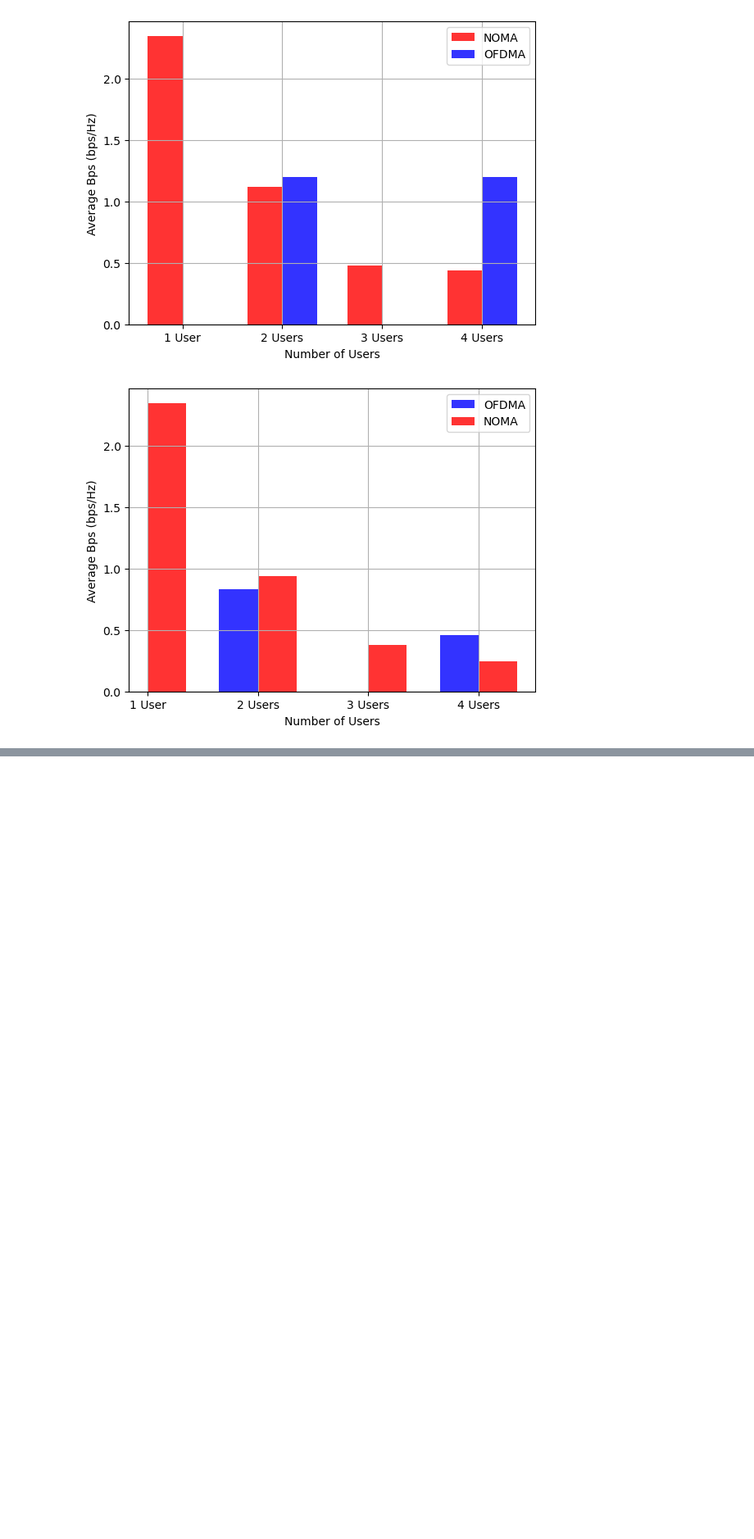
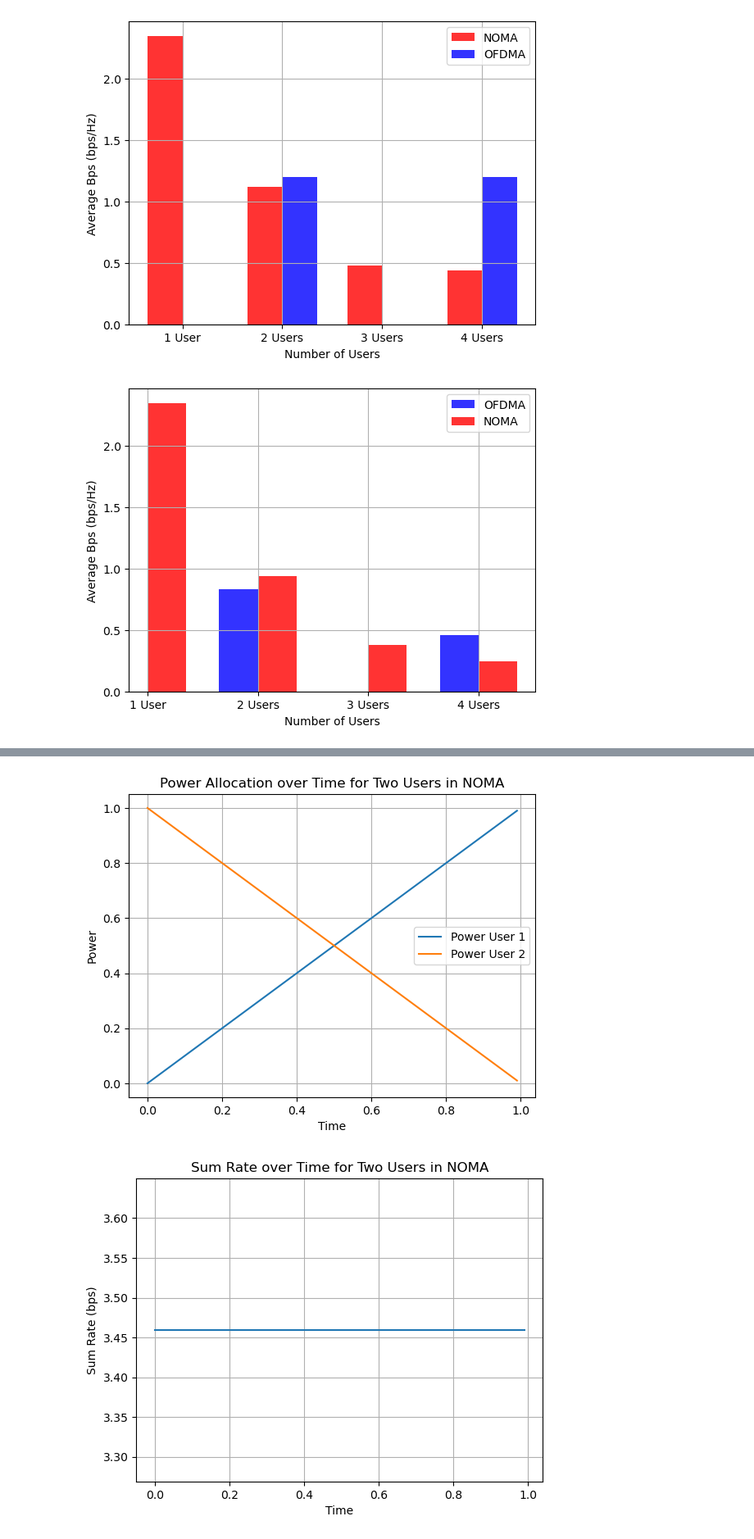
Before and after one commit to muhd-umer/comyx, a Jupyter notebook: assignments/assignment_2/noma_implementation.ipynb, the cells around one changed output, grey strips where cells are left out. Shown at 82% size. Saved outputs shown, nothing was run; the diff lists cells and outputs as text; code cells hidden in the pictures; blank space fills up the shorter version.

```diff
--- a/assignments/assignment_2/noma_implementation.ipynb
+++ b/assignments/assignment_2/noma_implementation.ipynb
@@ -424,0 +569,48 @@ plt.show()
+# %%
+#power allocation over time for 2 users
+import numpy as np
+import matplotlib.pyplot as plt
+
+# NOMA parameters
+P = 1
+G1 = 10
+G2 = 10
+
+# Initialize power values and sum rates over time
+power1_over_time = []
+power2_over_time = []
+sum_rate_over_time = []
+
+# Loop to iterate and calculate power allocation over time
+for t in np.arange(0, 1, 0.01):
+    P1 = P * t
+    P2 = P - P1
+    R1 = np.log2(1 + P1 * G1)
+    R2 = np.log2(1 + P2 * G2 / (P1 * G2 + 1))
+    sum_rate = R1 + R2
+
+    # Store power and sum rate values
+    power1_over_time.append(P1)
+    power2_over_time.append(P2)
+    sum_rate_over_time.append(sum_rate)
+
+# Plot power allocation over time
+plt.plot(np.arange(0, 1, 0.01), power1_over_time, label='Power User 1')
+plt.plot(np.arange(0, 1, 0.01), power2_over_time, label='Power User 2')
+plt.xlabel('Time')
+plt.ylabel('Power')
+plt.title('Power Allocation over Time for Two Users in NOMA')
+plt.legend()
+plt.grid(True)
+plt.show()
+
+# Plot sum rate over time
+plt.plot(np.arange(0, 1, 0.01), sum_rate_over_time)
+plt.xlabel('Time')
+plt.ylabel('Sum Rate (bps)')
+plt.title('Sum Rate over Time for Two Users in NOMA')
+plt.grid(True)
+plt.show()
+# %% [output]
+[figure, added]
+[figure, added]
```
Also changed, not shown: parts of 4 cells of this notebook.
